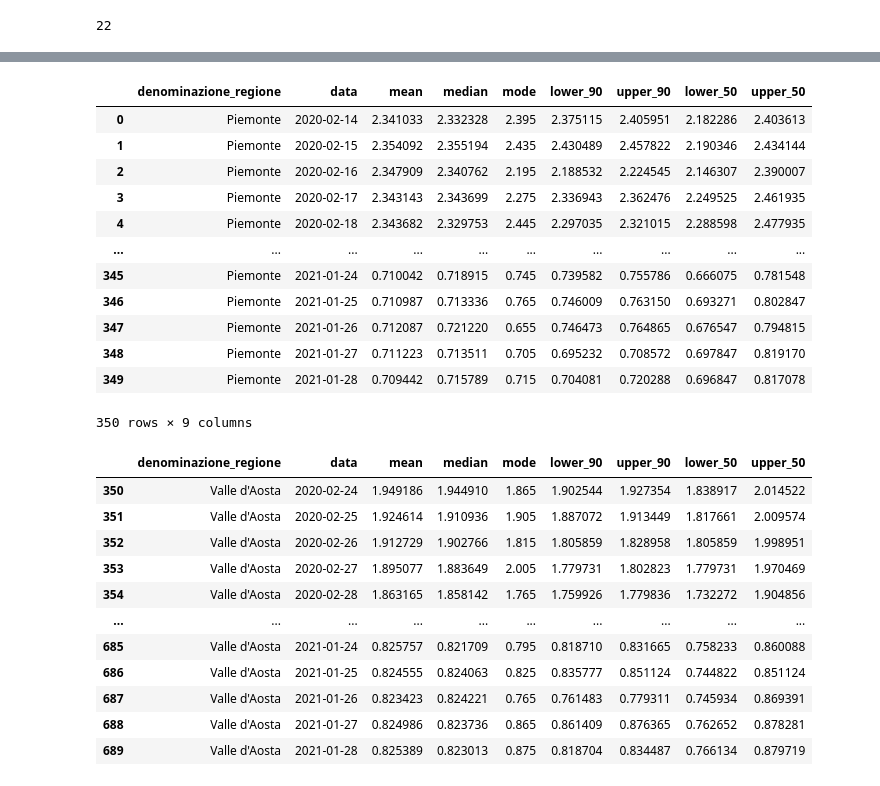
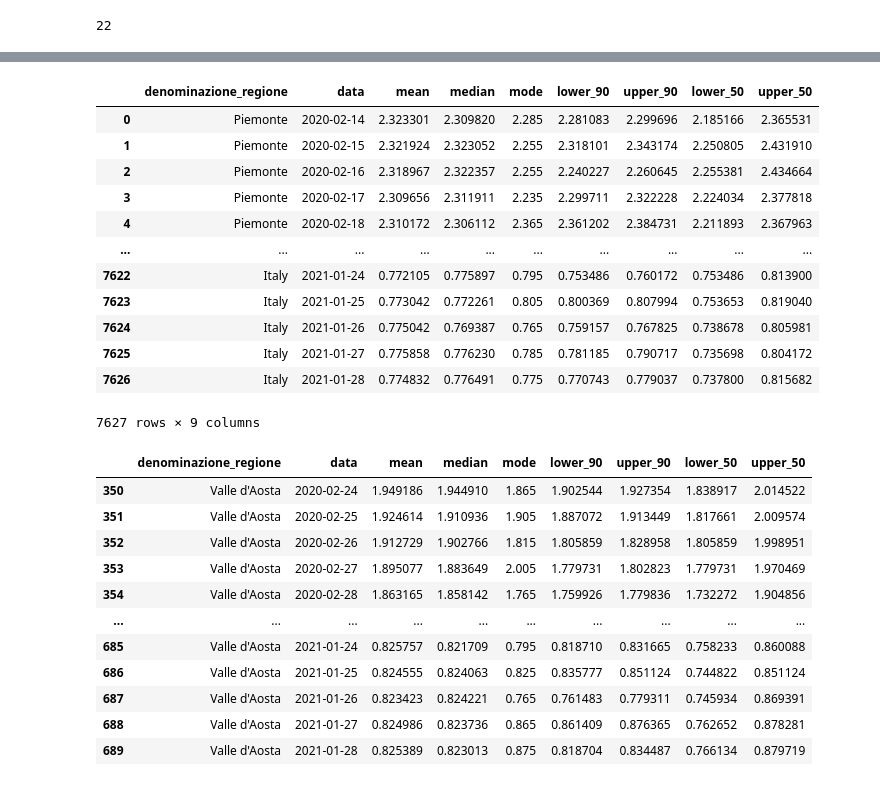
Before and after one commit to andrybicio/LDE_Project, a Jupyter notebook: Italy_Model.ipynb, the cells around one changed output, grey strips where cells are left out. Cells and saved outputs as stored; diff of their text form; code cells hidden in the pictures.

Commit message:
1st run Italy

```diff
--- a/Italy_Model.ipynb
+++ b/Italy_Model.ipynb
@@ -377,22 +375,20 @@ INFO:pymc3:Sampling 2 chains for 50 tune and 150 draw iterations (100 + 300 draw
-# %%
-results = pd.concat([results, df_single_region], axis=0)
-results.to_csv('Definitive_MCMC.csv')
-df_read = pd.read_csv('Definitive_MCMC.csv')
-df_read_piem
-# %% [output]
-|  | denominazione_regione | data | mean | median | mode | lower_90 | upper_90 | lower_50 | upper_50 |
-| 0 | Piemonte | 2020-02-14 | 2.341033 | 2.332328 | 2.395 | 2.375115 | 2.405951 | 2.182286 | 2.403613 |
-| 1 | Piemonte | 2020-02-15 | 2.354092 | 2.355194 | 2.435 | 2.430489 | 2.457822 | 2.190346 | 2.434144 |
-| 2 | Piemonte | 2020-02-16 | 2.347909 | 2.340762 | 2.195 | 2.188532 | 2.224545 | 2.146307 | 2.390007 |
-| 3 | Piemonte | 2020-02-17 | 2.343143 | 2.343699 | 2.275 | 2.336943 | 2.362476 | 2.249525 | 2.461935 |
-| 4 | Piemonte | 2020-02-18 | 2.343682 | 2.329753 | 2.445 | 2.297035 | 2.321015 | 2.288598 | 2.477935 |
-| ... | ... | ... | ... | ... | ... | ... | ... | ... | ... |
-| 345 | Piemonte | 2021-01-24 | 0.710042 | 0.718915 | 0.745 | 0.739582 | 0.755786 | 0.666075 | 0.781548 |
-| 346 | Piemonte | 2021-01-25 | 0.710987 | 0.713336 | 0.765 | 0.746009 | 0.763150 | 0.693271 | 0.802847 |
-| 347 | Piemonte | 2021-01-26 | 0.712087 | 0.721220 | 0.655 | 0.746473 | 0.764865 | 0.676547 | 0.794815 |
-| 348 | Piemonte | 2021-01-27 | 0.711223 | 0.713511 | 0.705 | 0.695232 | 0.708572 | 0.697847 | 0.819170 |
-| 349 | Piemonte | 2021-01-28 | 0.709442 | 0.715789 | 0.715 | 0.704081 | 0.720288 | 0.696847 | 0.817078 |
-350 rows × 9 columns
+# %%
+df_read = pd.read_csv('Definitive_MCMC.csv')
+df_read
+# %% [output]
+|  | denominazione_regione | data | mean | median | mode | lower_90 | upper_90 | lower_50 | upper_50 |
+| 0 | Piemonte | 2020-02-14 | 2.323301 | 2.309820 | 2.285 | 2.281083 | 2.299696 | 2.185166 | 2.365531 |
+| 1 | Piemonte | 2020-02-15 | 2.321924 | 2.323052 | 2.255 | 2.318101 | 2.343174 | 2.250805 | 2.431910 |
+| 2 | Piemonte | 2020-02-16 | 2.318967 | 2.322357 | 2.255 | 2.240227 | 2.260645 | 2.255381 | 2.434664 |
+| 3 | Piemonte | 2020-02-17 | 2.309656 | 2.311911 | 2.235 | 2.299711 | 2.322228 | 2.224034 | 2.377818 |
+| 4 | Piemonte | 2020-02-18 | 2.310172 | 2.306112 | 2.365 | 2.361202 | 2.384731 | 2.211893 | 2.367963 |
+| ... | ... | ... | ... | ... | ... | ... | ... | ... | ... |
+| 7622 | Italy | 2021-01-24 | 0.772105 | 0.775897 | 0.795 | 0.753486 | 0.760172 | 0.753486 | 0.813900 |
+| 7623 | Italy | 2021-01-25 | 0.773042 | 0.772261 | 0.805 | 0.800369 | 0.807994 | 0.753653 | 0.819040 |
+| 7624 | Italy | 2021-01-26 | 0.775042 | 0.769387 | 0.765 | 0.759157 | 0.767825 | 0.738678 | 0.805981 |
+| 7625 | Italy | 2021-01-27 | 0.775858 | 0.776230 | 0.785 | 0.781185 | 0.790717 | 0.735698 | 0.804172 |
+| 7626 | Italy | 2021-01-28 | 0.774832 | 0.776491 | 0.775 | 0.770743 | 0.779037 | 0.737800 | 0.815682 |
+7627 rows × 9 columns
 # %%
 df_read_piem = df_read[df_read.denominazione_regione == 'Piemonte']
 df_read_ao = df_read[df_read.denominazione_regione == "Valle d'Aosta"]
```
Also changed, not shown: parts of 1 cell of this notebook.
